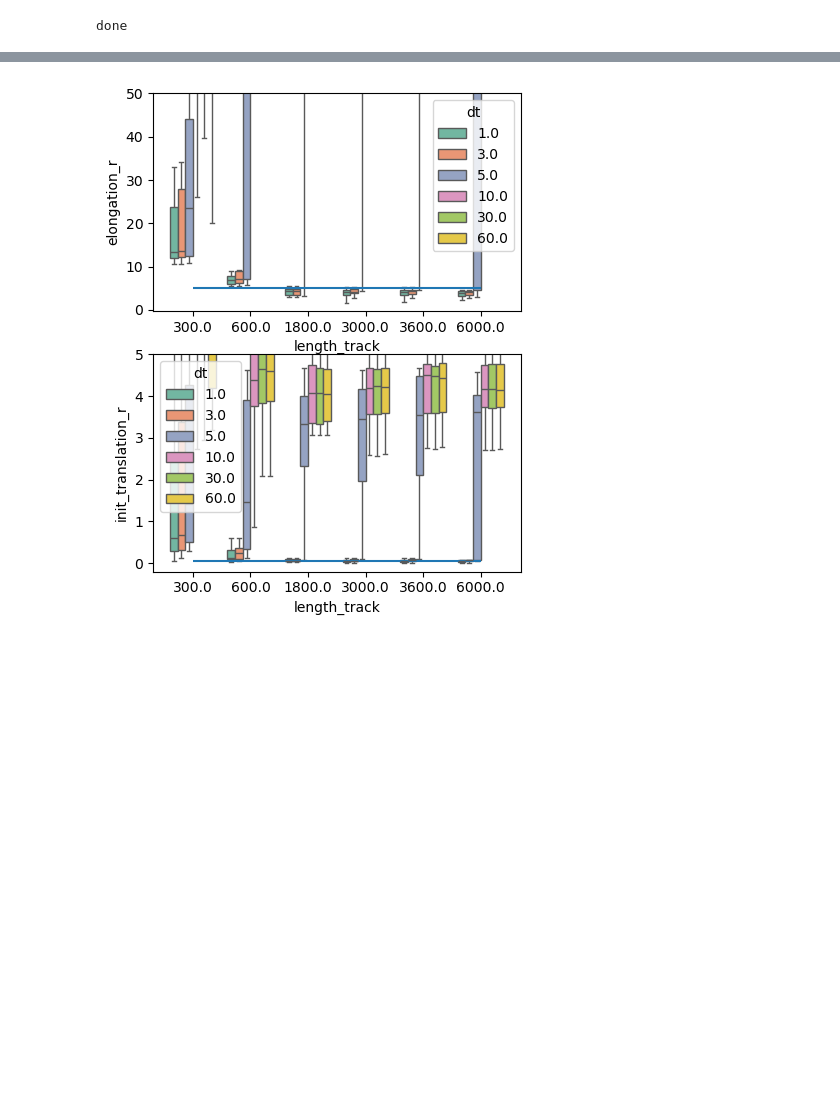
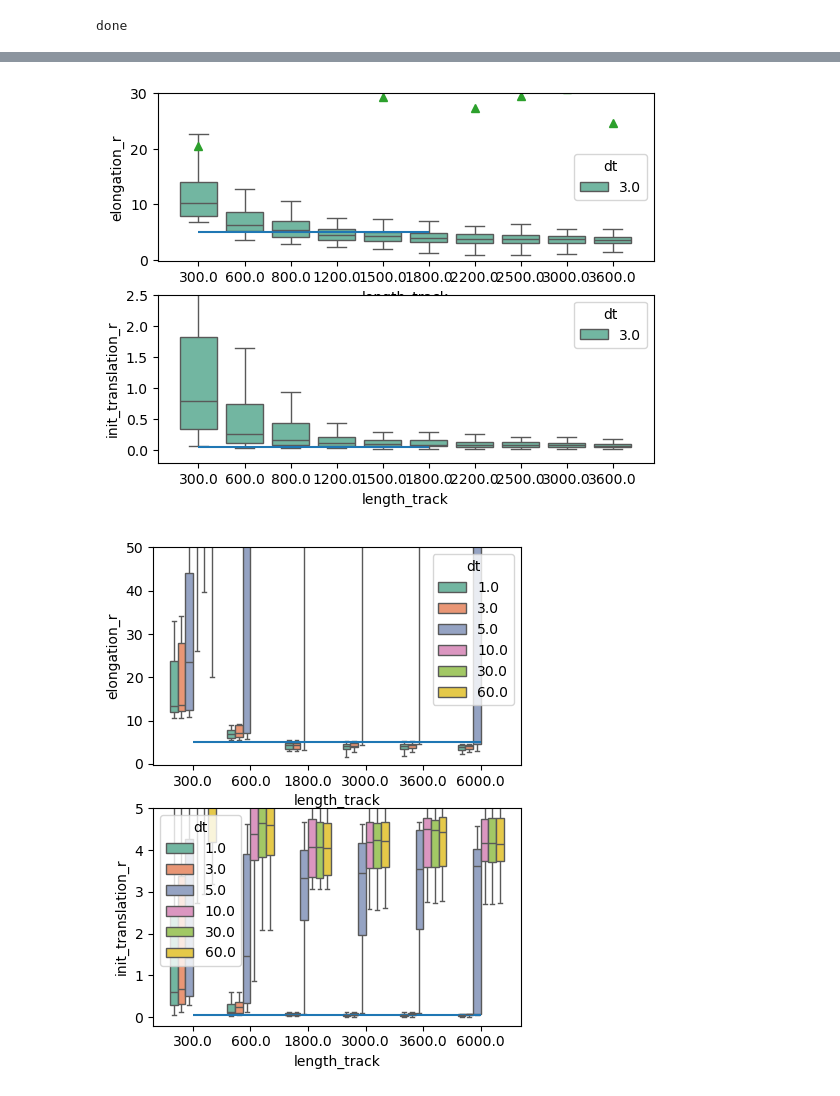
Before and after one commit to sophietheis/KineticAnalysis, a Jupyter notebook: notebook/old/20240605-Synthetic_datas_03-track_length.ipynb, the cells around one changed output, grey strips where cells are left out. Saved outputs shown, nothing was run; the diff lists cells and outputs as text; code cells hidden in the pictures; blank space fills up the shorter version.

```diff
--- a/notebook/old/20240605-Synthetic_datas_03-track_length.ipynb
+++ b/notebook/old/20240605-Synthetic_datas_03-track_length.ipynb
@@ -469,3 +563,24 @@ done
+# %%
+import seaborn as sns
+results = pd.read_csv(os.path.join("/mnt/sda1/Sophie/2-KineticAnalysisData/2-Datas/05-Modelling/01-TrackLength",
+                                   "result_track_length_translation_rate_5_same_approx.csv"), index_col="Unnamed: 0")
+
+results_crop = results[(results["length_track"]>60) & (results["dt"]==3.0)]
+
+fig, axes = plt.subplots(nrows=2)
+sns.boxplot(x="length_track", y="elongation_r", hue="dt", data=results_crop, palette="Set2", showfliers=False, showmeans=True ,ax = axes[0])
+axes[0].set_ylim(-0.2, 30)
+axes[0].hlines(elongation_rate, 0.0, 5)
+
+sns.boxplot(x="length_track", y="init_translation_r", hue="dt", data=results_crop, palette="Set2", showfliers=False, ax = axes[1])
+axes[1].set_ylim(-0.2, 2.5)
+axes[1].hlines(0.05, 0.0, 5)
+
+# fig.set_size_inches(2.37*2,6.21)
+plt.show()
+# fig.savefig(os.path.join(path_save, "NEW_track_length_dt_v2_group_length_5aasec_200rep_epitope_same_dt3_exact.eps"), dpi=300)
+# %% [output]
+[figure, added]
 # %%
 results = pd.read_csv(os.path.join(path, "results_dt_track_length_translation_rate_5_nb_point_approx.csv"), index_col="Unnamed: 0")
 import seaborn as sns
```
Also changed, not shown: parts of 4 cells of this notebook, 5 other files.
